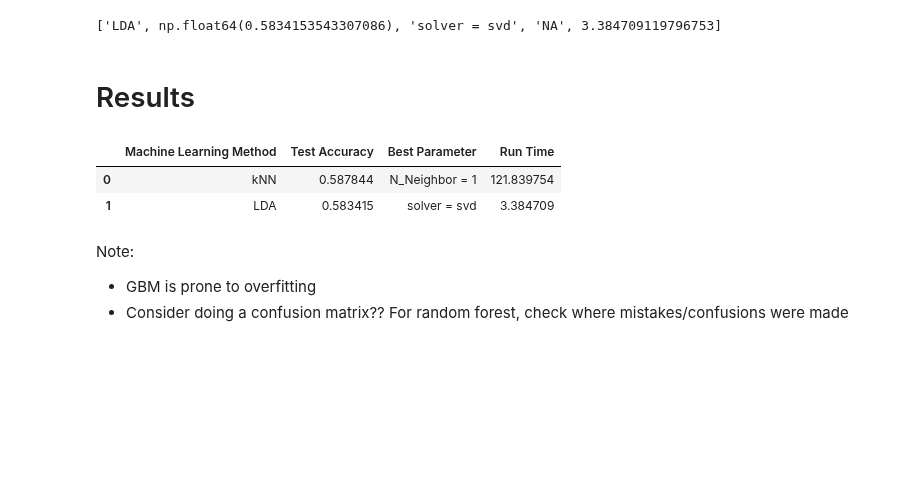
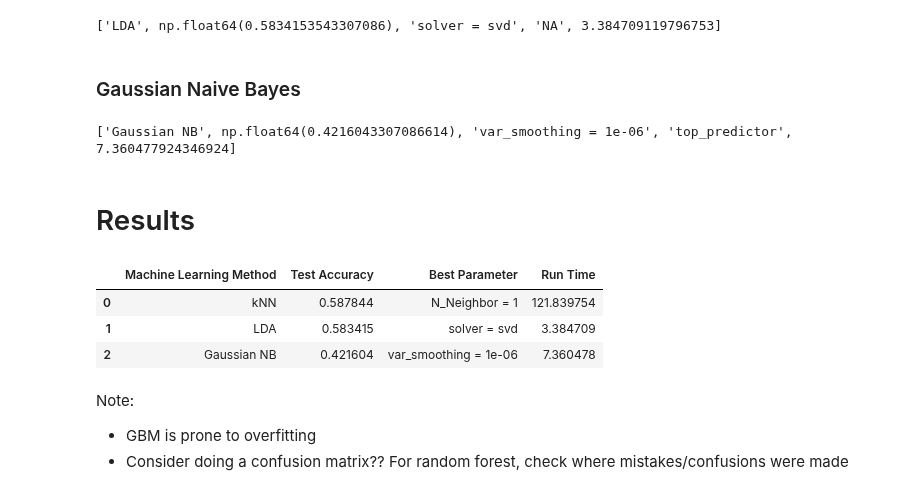
Before and after one commit to kibindy/LT8_final_project, a Jupyter notebook: LT8_Final_Project_Notebook.ipynb, the cells around one changed output. Saved outputs shown, nothing was run; the diff lists cells and outputs as text; code cells hidden in the pictures; blank space fills up the shorter version.

Commit message:
Added Gaussian Naive Bayes model

```diff
--- a/LT8_Final_Project_Notebook.ipynb
+++ b/LT8_Final_Project_Notebook.ipynb
@@ -269,20 +269,61 @@ lda_df = train_lda(X, y)
 print(lda_df)
 # %% [output]
 ['LDA', np.float64(0.5834153543307086), 'solver = svd', 'NA', 3.384709119796753]
+# %% [markdown]
+### Gaussian Naive Bayes
+# %%
+Number_trials = 20
+def train_gaussian_nb(X, y):
+    start_time = time.time()
+    varsmooth = [1e-9, 1e-8, 1e-7, 1e-6]
+    score_train = []
+    score_test = []
+    means = []
+
+    for seed in range(Number_trials):
+        X_train, X_test, y_train, y_test = train_test_split(X, y, random_state=seed)
+        acc_train = []
+        acc_test = []
+
+        for v in varsmooth:
+            nb = GaussianNB(var_smoothing=v).fit(X_train, y_train)
+            acc_train.append(nb.score(X_train, y_train))
+            acc_test.append(nb.score(X_test, y_test))
+            means.append(nb.theta_)  # class means per feature
+
+        score_train.append(acc_train)
+        score_test.append(acc_test)
+
+    #mean_means = np.mean(means, axis=0)
+    score = np.mean(score_test, axis=0)
+    #top_predictor = X.columns[np.argmax(np.abs(mean_means).mean(axis=0))]
+
+    run_time = (time.time() - start_time)
+    return ['Gaussian NB', np.amax(score), f'var_smoothing = {varsmooth[np.argmax(score)]}', 'top_predictor', run_time]
+# %%
+X = df.iloc[:, 6:]
+y = df.iloc[:, 0]
+
+gnb_df = train_gaussian_nb(X, y)
+print(gnb_df)
+# %% [output]
+['Gaussian NB', np.float64(0.4216043307086614), 'var_smoothing = 1e-06', 'top_predictor', 7.360477924346924]
 # %% [markdown]
 # Results
 # %%
 automl_df = pd.DataFrame(columns=['Machine Learning Method', 'Test Accuracy', 'Best Parameter', 'Top Predictor Variable', 'Run Time'])
 
 automl_df.loc[0] = knn_df
 automl_df.loc[1] = lda_df
+automl_df.loc[2] = gnb_df
 
 automl_df = automl_df.drop(columns='Top Predictor Variable')
 automl_df
 # %% [output]
 |  | Machine Learning Method | Test Accuracy | Best Parameter | Run Time |
 | 0 | kNN | 0.587844 | N_Neighbor = 1 | 121.839754 |
 | 1 | LDA | 0.583415 | solver = svd | 3.384709 |
+| 2 | Gaussian NB | 0.421604 | var_smoothing = 1e-06 | 7.360478 |
 # %% [markdown]
 Note:
 - GBM is prone to overfitting
```
